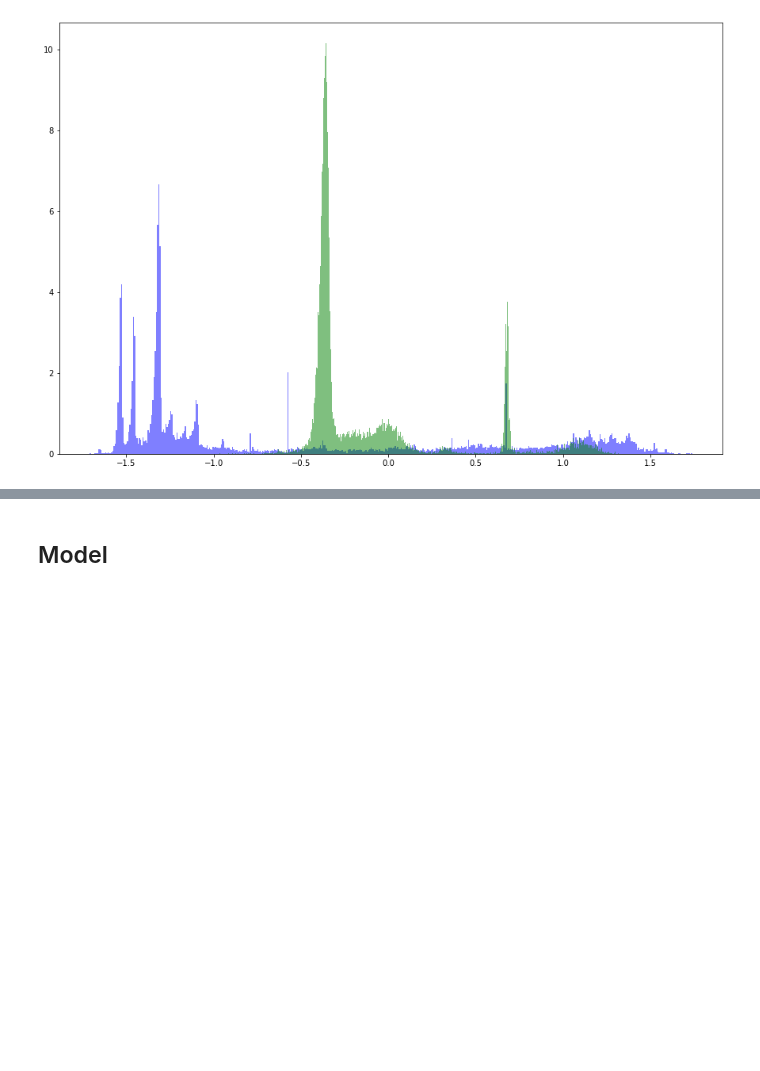
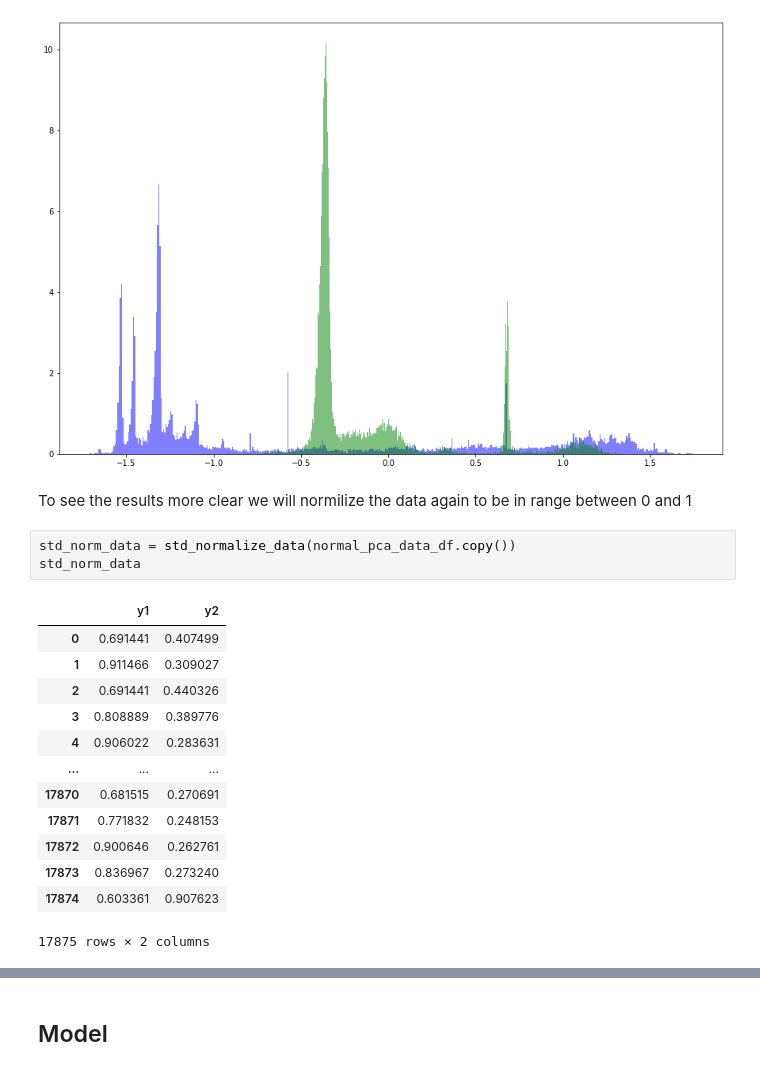
Before and after one commit to ivinokuri/generative-model, a Jupyter notebook: py/model/autoencoder/ProbabilisticModelExperiments.ipynb, the cells around one changed output, grey strips where cells are left out. Drawn from its saved outputs; the diff is of its cells as text; blank space fills up the shorter version.

```diff
--- a/py/model/autoencoder/ProbabilisticModelExperiments.ipynb
+++ b/py/model/autoencoder/ProbabilisticModelExperiments.ipynb
@@ -228,3 +252,22 @@ n, bins, patches = axs.hist(list(normal_pca_data[:, 0]), 500, facecolor='b', alp
 n, bins, patches = axs.hist(list(normal_pca_data[:, 1]), 500, facecolor='g', alpha=0.5, density=True, stacked=True)
 # %% [output]
 [figure]
+# %% [markdown]
+To see the results more clear we will normilize the data again to be in range between 0 and 1
+# %%
+std_norm_data = std_normalize_data(normal_pca_data_df.copy())
+std_norm_data
+# %% [output]
+|  | y1 | y2 |
+| 0 | 0.691441 | 0.407499 |
+| 1 | 0.911466 | 0.309027 |
+| 2 | 0.691441 | 0.440326 |
+| 3 | 0.808889 | 0.389776 |
+| 4 | 0.906022 | 0.283631 |
+| ... | ... | ... |
+| 17870 | 0.681515 | 0.270691 |
+| 17871 | 0.771832 | 0.248153 |
+| 17872 | 0.900646 | 0.262761 |
+| 17873 | 0.836967 | 0.273240 |
+| 17874 | 0.603361 | 0.907623 |
+17875 rows × 2 columns
```
Also changed, not shown: parts of 4 cells of this notebook.
